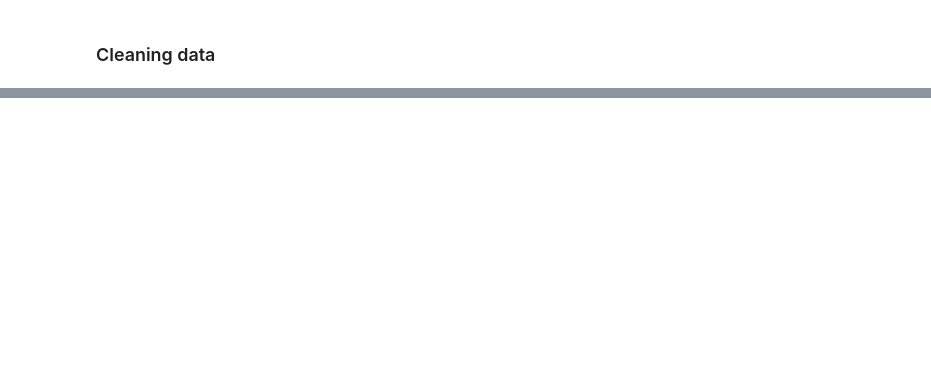
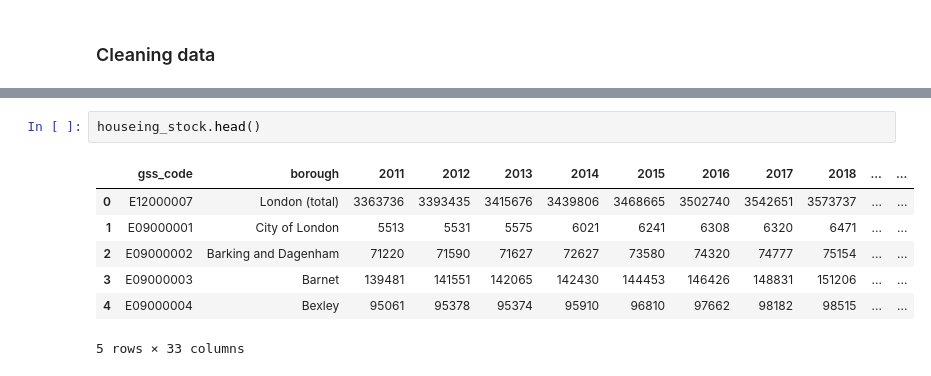
Before and after one commit to AJ-Horch/gla_population, a Jupyter notebook: GLA_project.ipynb, the cells around one changed output, grey strips where cells are left out. Drawn from its saved outputs; the diff is of its cells as text; blank space fills up the shorter version.

```diff
--- a/GLA_project.ipynb
+++ b/GLA_project.ipynb
@@ -71,0 +108,10 @@ assued_development = assued_development.drop(columns={'Unnamed: 32','Unnamed: 33
+# %%
+houseing_stock.head()
+# %% [output]
+|  | gss_code | borough | 2011 | 2012 | 2013 | 2014 | 2015 | 2016 | 2017 | 2018 | ... | ... |
+| 0 | E12000007 | London (total) | 3363736 | 3393435 | 3415676 | 3439806 | 3468665 | 3502740 | 3542651 | 3573737 | ... | ... |
+| 1 | E09000001 | City of London | 5513 | 5531 | 5575 | 6021 | 6241 | 6308 | 6320 | 6471 | ... | ... |
+| 2 | E09000002 | Barking and Dagenham | 71220 | 71590 | 71627 | 72627 | 73580 | 74320 | 74777 | 75154 | ... | ... |
+| 3 | E09000003 | Barnet | 139481 | 141551 | 142065 | 142430 | 144453 | 146426 | 148831 | 151206 | ... | ... |
+| 4 | E09000004 | Bexley | 95061 | 95378 | 95374 | 95910 | 96810 | 97662 | 98182 | 98515 | ... | ... |
+5 rows × 33 columns
```
Also changed, not shown: parts of 16 cells of this notebook.
